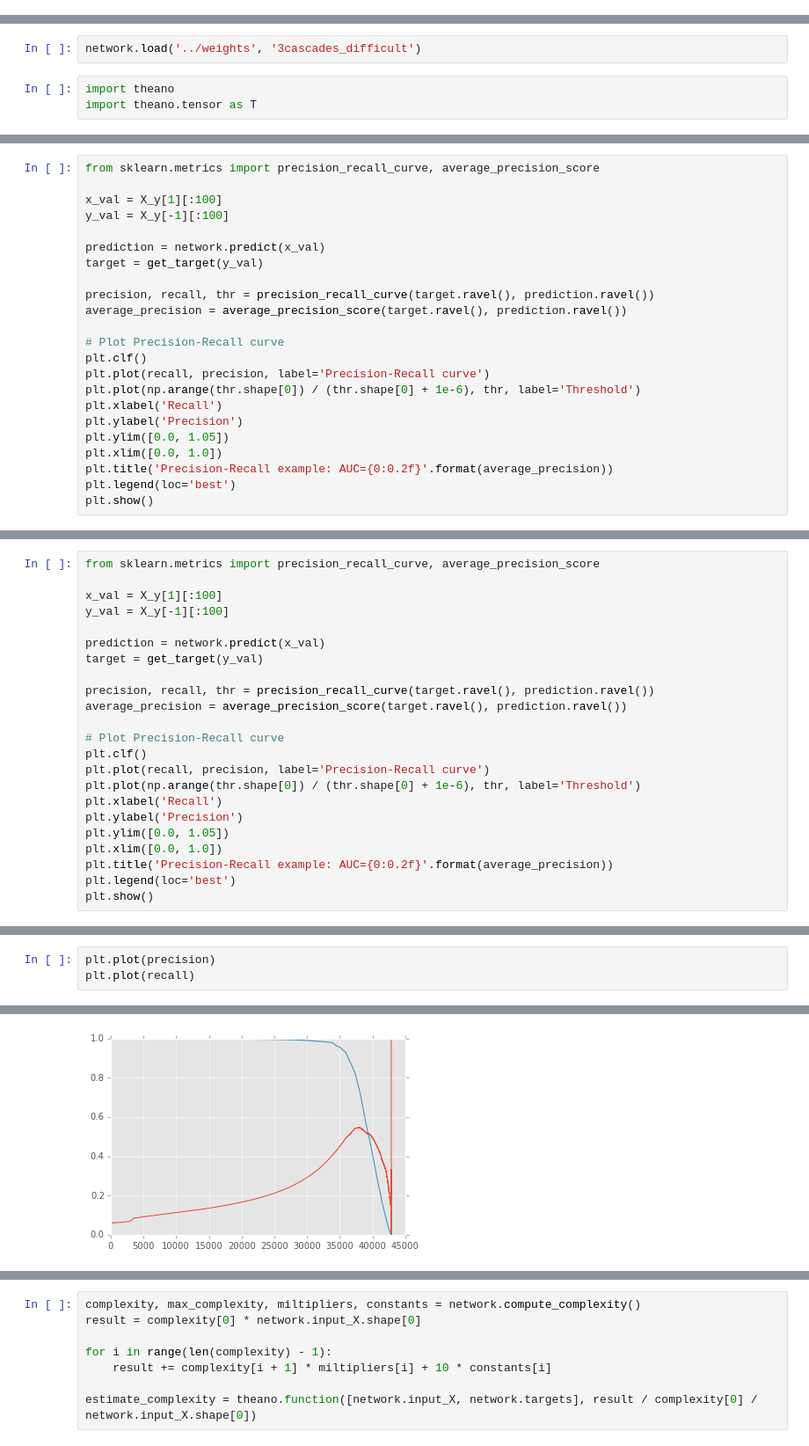
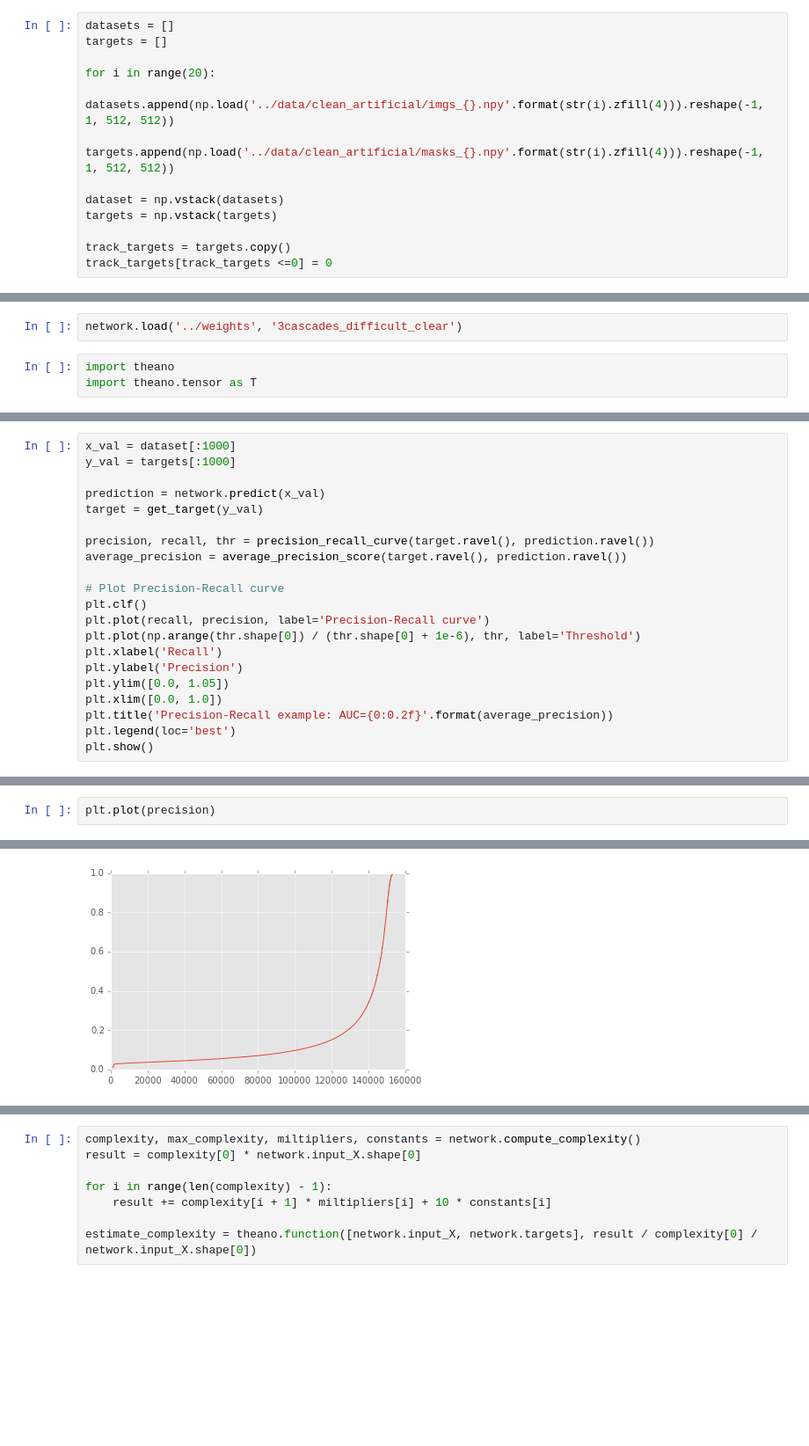
Before and after one commit to Aelphy/muon_trigger, a Jupyter notebook: evals/Complexity estimation.ipynb, the cells around one changed output, grey strips where cells are left out. Shown: that part at 88% size. Cells and saved outputs as stored; diff of their text form; blank space fills up the shorter version.

```diff
--- a/evals/Complexity estimation.ipynb
+++ b/evals/Complexity estimation.ipynb
@@ -39,0 +26,13 @@ X_y = train_test_split(dataset.reshape(-1, 1, 512, 512).astype(np.float32),
+# %%
+datasets = []
+targets = []
+
+for i in range(20):
+    datasets.append(np.load('../data/clean_artificial/imgs_{}.npy'.format(str(i).zfill(4))).reshape(-1, 1, 512, 512))
+    targets.append(np.load('../data/clean_artificial/masks_{}.npy'.format(str(i).zfill(4))).reshape(-1, 1, 512, 512))
+
+dataset = np.vstack(datasets)
+targets = np.vstack(targets)
+
+track_targets = targets.copy()
+track_targets[track_targets <=0] = 0
@@ -52,7 +55,7 @@ network = CascadeBase(img_shape=(512, 512),
                       filter_sizes=[1, 3, 3, 3],
                       l2_c=1e-4)
 # %%
-network.load('../weights', '3cascades_difficult')
+network.load('../weights', '3cascades_difficult_clear')
 # %%
 import theano
 import theano.tensor as T
@@ -66,8 +193,6 @@ get_target = theano.function([network.targets], lasagne.layers.get_output(networ
 # %%
-from sklearn.metrics import precision_recall_curve, average_precision_score
-
-x_val = X_y[1][:100]
-y_val = X_y[-1][:100]
+x_val = dataset[:1000]
+y_val = targets[:1000]
 
 prediction = network.predict(x_val)
 target = get_target(y_val)
@@ -91,23 +215,0 @@ plt.show()
-# %%
-from sklearn.metrics import precision_recall_curve, average_precision_score
-
-x_val = X_y[1][:100]
-y_val = X_y[-1][:100]
-
-prediction = network.predict(x_val)
-target = get_target(y_val)
-
-precision, recall, thr = precision_recall_curve(target.ravel(), prediction.ravel())
-average_precision = average_precision_score(target.ravel(), prediction.ravel())
-
-# Plot Precision-Recall curve
-plt.clf()
-plt.plot(recall, precision, label='Precision-Recall curve')
-plt.plot(np.arange(thr.shape[0]) / (thr.shape[0] + 1e-6), thr, label='Threshold')
-plt.xlabel('Recall')
-plt.ylabel('Precision')
-plt.ylim([0.0, 1.05])
-plt.xlim([0.0, 1.0])
-plt.title('Precision-Recall example: AUC={0:0.2f}'.format(average_precision))
-plt.legend(loc='best')
-plt.show()
@@ -116,6 +216,5 @@ plt.show()
 # %%
 plt.plot(precision)
-plt.plot(recall)
 # %% [output]
 [<matplotlib.lines.Line2D at 0x...>]
-[figure, old version]
+[figure, new version]
```
Also changed, not shown: parts of 36 cells of this notebook, 6 other files.
